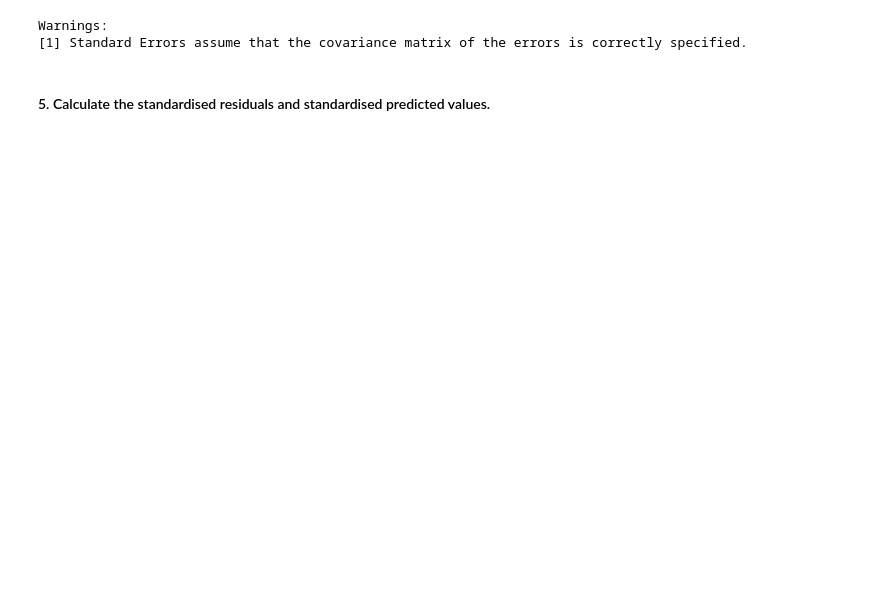
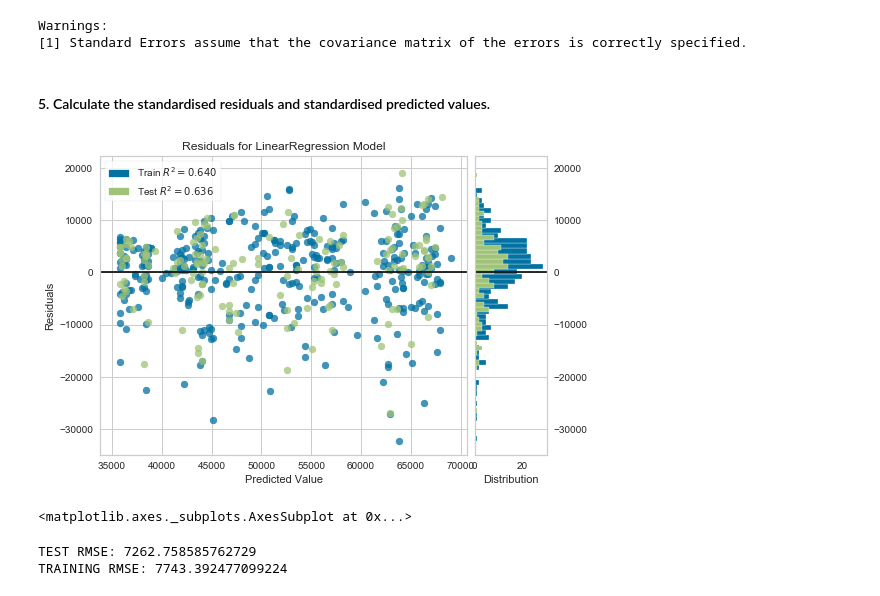
Before and after one commit to Sibusiso1995/Multi-linear-Regression, a Jupyter notebook: Mlr.ipynb, the cells around one changed output. Saved outputs shown, nothing was run; the diff lists cells and outputs as text; code cells hidden in the pictures; blank space fills up the shorter version.

Commit message:
added graphs

```diff
--- a/Mlr.ipynb
+++ b/Mlr.ipynb
@@ -232,3 +236,18 @@ Warnings:
 [1] Standard Errors assume that the covariance matrix of the errors is correctly specified.
 # %% [markdown]
 #### 5. Calculate the standardised residuals and standardised predicted values.
+# %%
+regression = LinearRegression().fit(x_train, y_train)
+visualizer = ResidualsPlot(regression)
+visualizer.fit(x_train, y_train)
+visualizer.score(x_test, y_test)
+visualizer.show()
+# %% [output]
+[figure, added]
+<matplotlib.axes._subplots.AxesSubplot at 0x...>
+# %%
+print('TEST RMSE:', np.sqrt(sklearn.metrics.mean_squared_error(y_test, regression.predict(x_test))))
+print('TRAINING RMSE:', np.sqrt(sklearn.metrics.mean_squared_error(y_train, regression.predict(x_train))))
+# %% [output]
+TEST RMSE: 7262.758585762729
+TRAINING RMSE: 7743.392477099224
```
Also changed, not shown: parts of 7 cells of this notebook.
